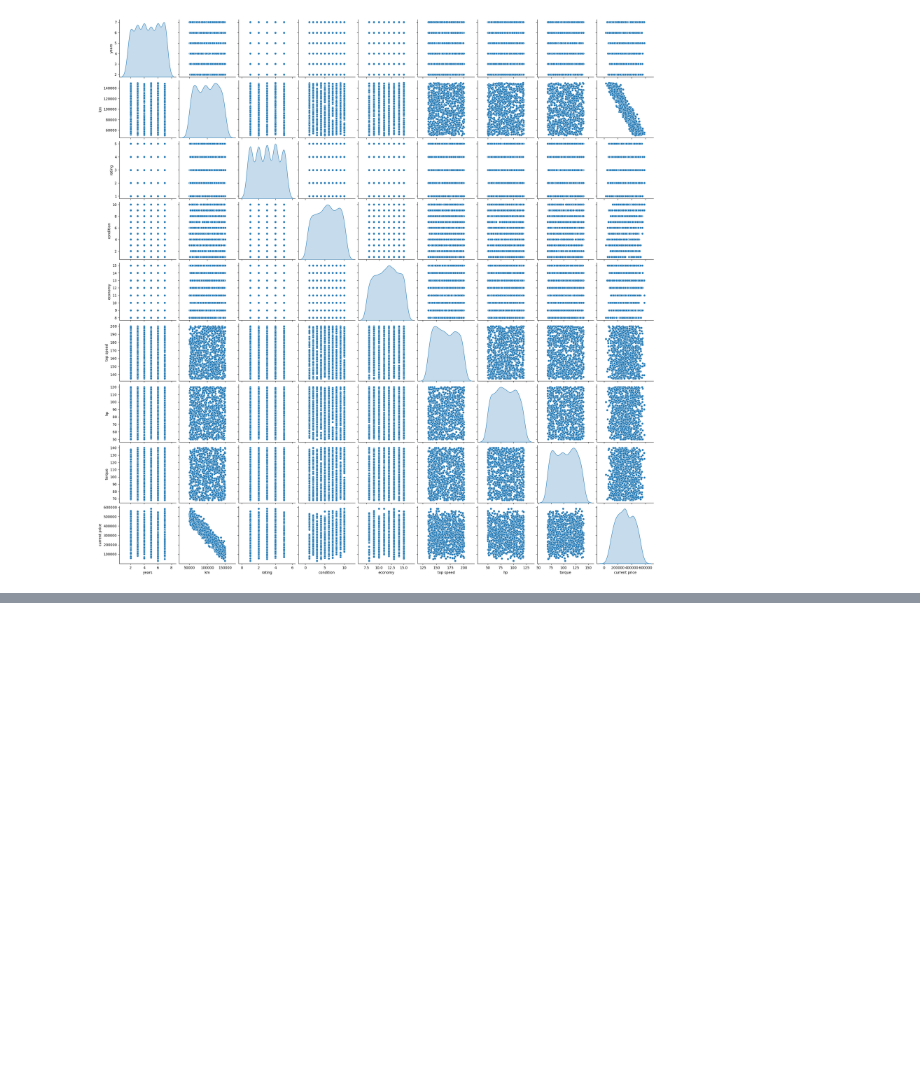
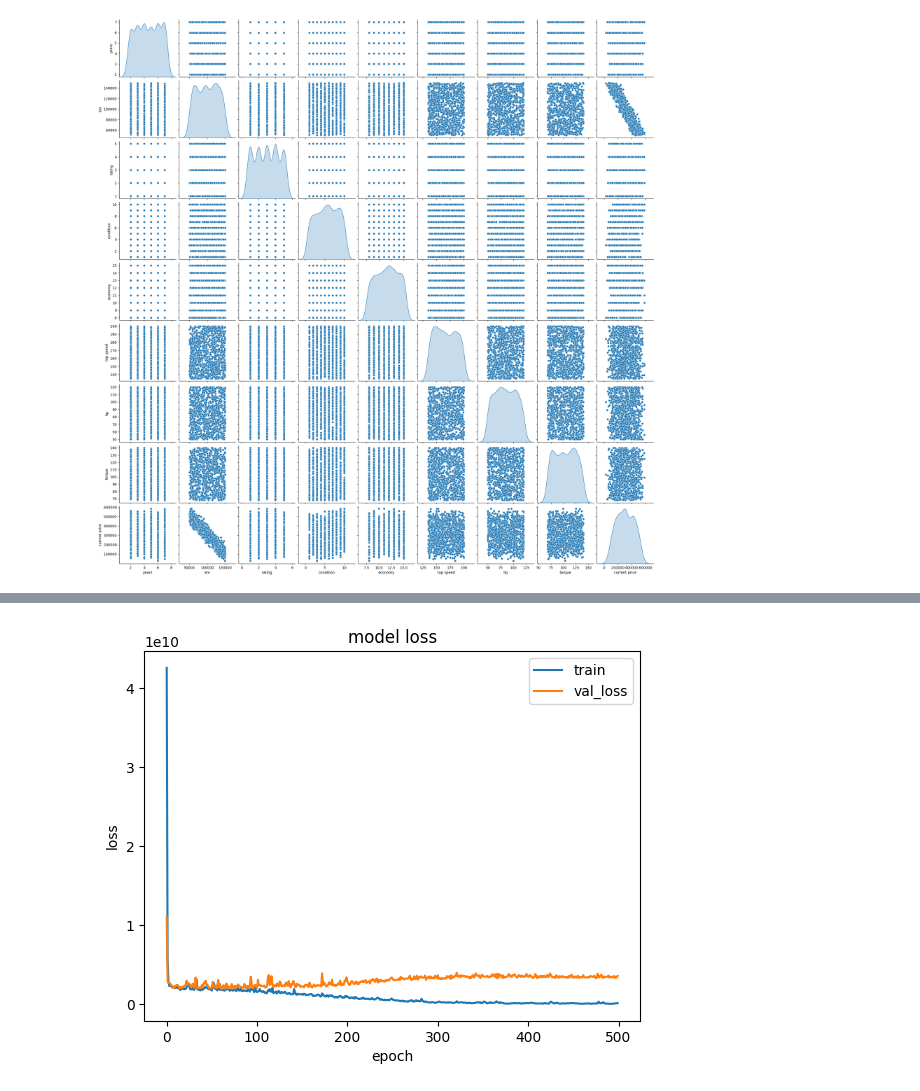
Before and after one commit to ishafayetul/Deep-Learning-for-Computer-Vision-with-Python-and-TensorFlow, a Jupyter notebook: 01. Car Price Prediction/model.ipynb, the cells around one changed output, grey strips where cells are left out. Drawn from its saved outputs; the diff is of its cells as text; code cells hidden in the pictures; blank space fills up the shorter version.

```diff
--- a/01. Car Price Prediction/model.ipynb
+++ b/01. Car Price Prediction/model.ipynb
@@ -14,0 +186,4 @@ sns.pairplot(df[header[3:]],diag_kind="kde")
+# %%
+model.compile(optimizer=Adam(learning_rate=0.1),
+              loss=MeanSquaredError(),
+              metrics=[RootMeanSquaredError()]) #In case of outlier we need to use MAE , otherwise MSE, but Huber Loss is more efficient
@@ -14,0 +192,3 @@ sns.pairplot(df[header[3:]],diag_kind="kde")
+# %%
+history=model.fit(X_train,y_train,validation_data=(X_val,y_val),epochs=500,verbose=1) #if verbose = 1, shows loss values
+#history.history #loss value
@@ -14,0 +213,10 @@ sns.pairplot(df[header[3:]],diag_kind="kde")
+# %%
+plt.plot(history.history["loss"])
+plt.plot(history.history["val_loss"])
+plt.title("model loss")
+plt.xlabel("epoch")
+plt.ylabel("loss")
+plt.legend(['train','val_loss'])
+plt.show()
+# %% [output]
+[figure, added]
```
Also changed, not shown: parts of 29 cells of this notebook, 1 other file.
